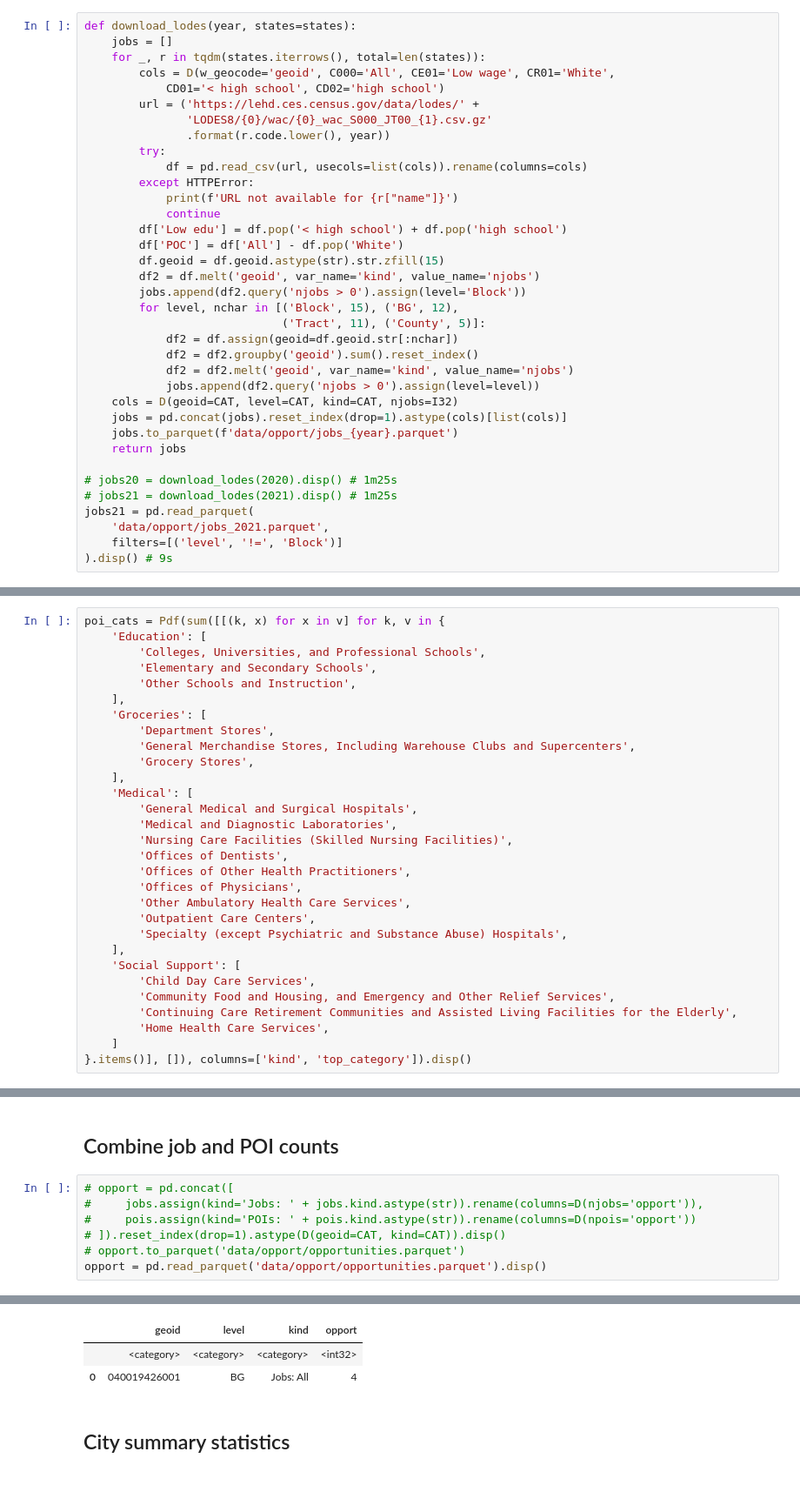
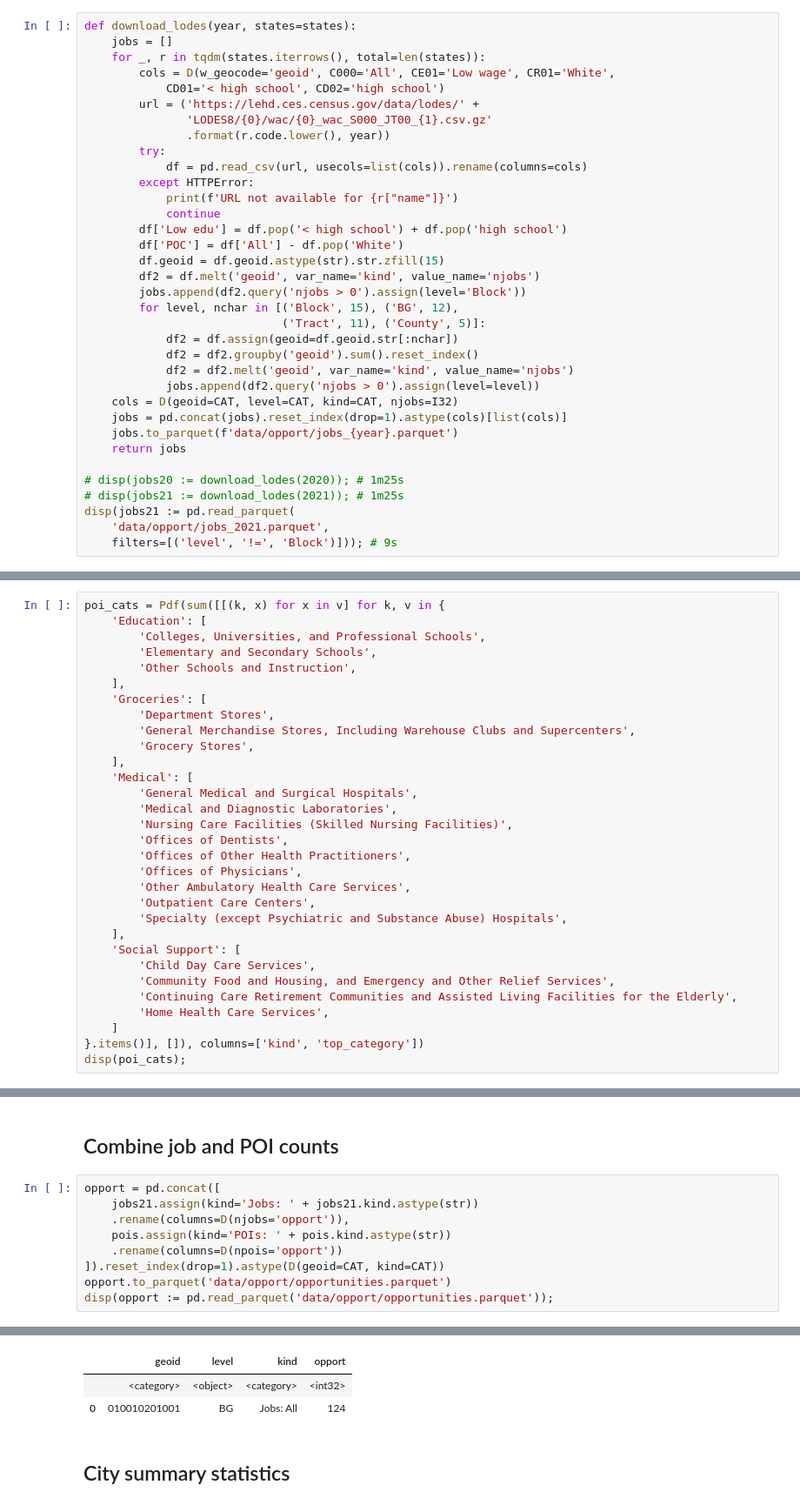
Before and after one commit to rvanxer/spatial_access_america, a Jupyter notebook: 2_Opportunities.ipynb, the cells around one changed output, grey strips where cells are left out. Shown at 87% size. Saved outputs shown, nothing was run; the diff lists cells and outputs as text.

```diff
--- a/2_Opportunities.ipynb
+++ b/2_Opportunities.ipynb
@@ -61,12 +50,11 @@ def download_lodes(year, states=states):
     jobs.to_parquet(f'data/opport/jobs_{year}.parquet')
     return jobs
 
-# jobs20 = download_lodes(2020).disp() # 1m25s
-# jobs21 = download_lodes(2021).disp() # 1m25s
-jobs21 = pd.read_parquet(
+# disp(jobs20 := download_lodes(2020)); # 1m25s
+# disp(jobs21 := download_lodes(2021)); # 1m25s
+disp(jobs21 := pd.read_parquet(
     'data/opport/jobs_2021.parquet',
-    filters=[('level', '!=', 'Block')]
-).disp() # 9s
+    filters=[('level', '!=', 'Block')])); # 9s
 # %% [output]
 1,250,252 rows x 4 cols; Memory: 227.4 MiB
 |  | geoid | level | kind | njobs |
@@ -104,7 +97,8 @@ poi_cats = Pdf(sum([[(k, x) for x in v] for k, v in {
         'Continuing Care Retirement Communities and Assisted Living Facilities for the Elderly',
         'Home Health Care Services',
     ]
-}.items()], []), columns=['kind', 'top_category']).disp()
+}.items()], []), columns=['kind', 'top_category'])
+disp(poi_cats);
 # %% [output]
 19 rows x 2 cols; Memory: 0.0 MiB
 |  | kind | top_category |
@@ -146,10 +149,12 @@ filt(pois, level='BG').groupby('kind', observed=0).npois.sum().to_frame().T
 # %% [markdown]
 ## Combine job and POI counts
 # %%
-# opport = pd.concat([
-#     jobs.assign(kind='Jobs: ' + jobs.kind.astype(str)).rename(columns=D(njobs='opport')),
-#     pois.assign(kind='POIs: ' + pois.kind.astype(str)).rename(columns=D(npois='opport'))
-# ]).reset_index(drop=1).astype(D(geoid=CAT, kind=CAT)).disp()
-# opport.to_parquet('data/opport/opportunities.parquet')
-opport = pd.read_parquet('data/opport/opportunities.parquet').disp()
+opport = pd.concat([
+    jobs21.assign(kind='Jobs: ' + jobs21.kind.astype(str))
+    .rename(columns=D(njobs='opport')),
+    pois.assign(kind='POIs: ' + pois.kind.astype(str))
+    .rename(columns=D(npois='opport'))
+]).reset_index(drop=1).astype(D(geoid=CAT, kind=CAT))
+opport.to_parquet('data/opport/opportunities.parquet')
+disp(opport := pd.read_parquet('data/opport/opportunities.parquet'));
 # %% [output]
@@ -157,6 +162,6 @@ opport = pd.read_parquet('data/opport/opportunities.parquet').disp()
 |  | geoid | level | kind | opport |
-|  | <category> | <category> | <category> | <int32> |
-| 0 | 040019426001 | BG | Jobs: All | 4 |
+|  | <category> | <object> | <category> | <int32> |
+| 0 | 010010201001 | BG | Jobs: All | 124 |
 # %% [markdown]
 ## City summary statistics
 # %%
```
Also changed, not shown: parts of 13 cells of this notebook, 5 other files.
